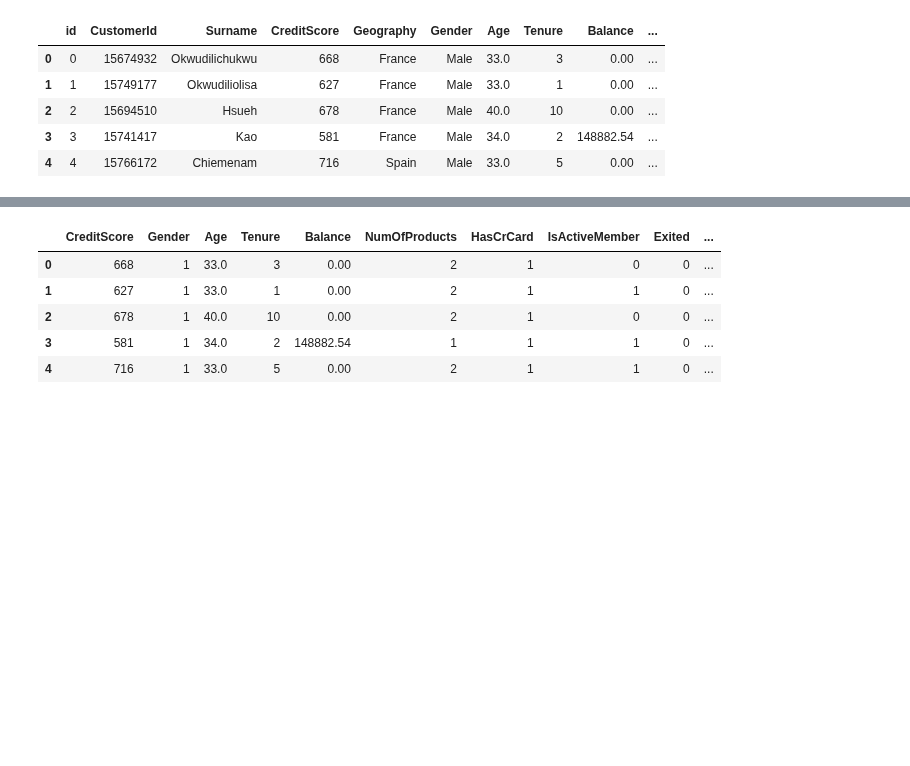
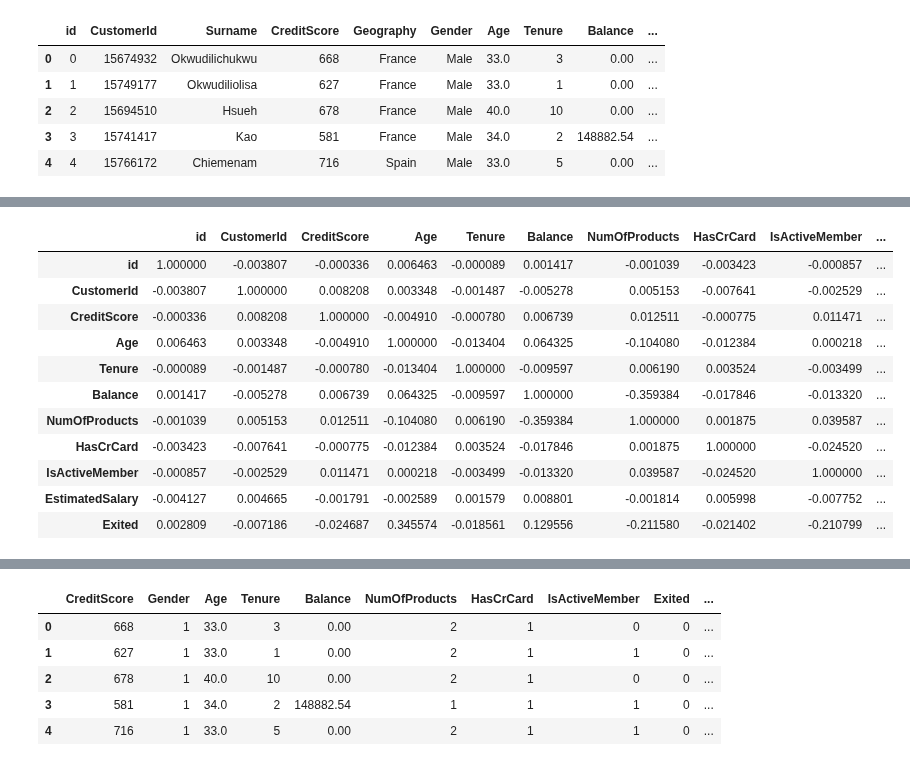
Before and after one commit to NIKITA320495/Bank-customer-churn-prediction-, a Jupyter notebook: bankcprediction.ipynb, the cells around one changed output, grey strips where cells are left out. Saved outputs shown, nothing was run; the diff lists cells and outputs as text; code cells hidden in the pictures; blank space fills up the shorter version.

```diff
--- a/bankcprediction.ipynb
+++ b/bankcprediction.ipynb
@@ -17,0 +80,15 @@ df.head()
+# %%
+df.corr()
+# %% [output]
+|  | id | CustomerId | CreditScore | Age | Tenure | Balance | NumOfProducts | HasCrCard | IsActiveMember | ... |
+| id | 1.000000 | -0.003807 | -0.000336 | 0.006463 | -0.000089 | 0.001417 | -0.001039 | -0.003423 | -0.000857 | ... |
+| CustomerId | -0.003807 | 1.000000 | 0.008208 | 0.003348 | -0.001487 | -0.005278 | 0.005153 | -0.007641 | -0.002529 | ... |
+| CreditScore | -0.000336 | 0.008208 | 1.000000 | -0.004910 | -0.000780 | 0.006739 | 0.012511 | -0.000775 | 0.011471 | ... |
+| Age | 0.006463 | 0.003348 | -0.004910 | 1.000000 | -0.013404 | 0.064325 | -0.104080 | -0.012384 | 0.000218 | ... |
+| Tenure | -0.000089 | -0.001487 | -0.000780 | -0.013404 | 1.000000 | -0.009597 | 0.006190 | 0.003524 | -0.003499 | ... |
+| Balance | 0.001417 | -0.005278 | 0.006739 | 0.064325 | -0.009597 | 1.000000 | -0.359384 | -0.017846 | -0.013320 | ... |
+| NumOfProducts | -0.001039 | 0.005153 | 0.012511 | -0.104080 | 0.006190 | -0.359384 | 1.000000 | 0.001875 | 0.039587 | ... |
+| HasCrCard | -0.003423 | -0.007641 | -0.000775 | -0.012384 | 0.003524 | -0.017846 | 0.001875 | 1.000000 | -0.024520 | ... |
+| IsActiveMember | -0.000857 | -0.002529 | 0.011471 | 0.000218 | -0.003499 | -0.013320 | 0.039587 | -0.024520 | 1.000000 | ... |
+| EstimatedSalary | -0.004127 | 0.004665 | -0.001791 | -0.002589 | 0.001579 | 0.008801 | -0.001814 | 0.005998 | -0.007752 | ... |
+| Exited | 0.002809 | -0.007186 | -0.024687 | 0.345574 | -0.018561 | 0.129556 | -0.211580 | -0.021402 | -0.210799 | ... |
```
Also changed, not shown: parts of 27 cells of this notebook, 39 other files.
